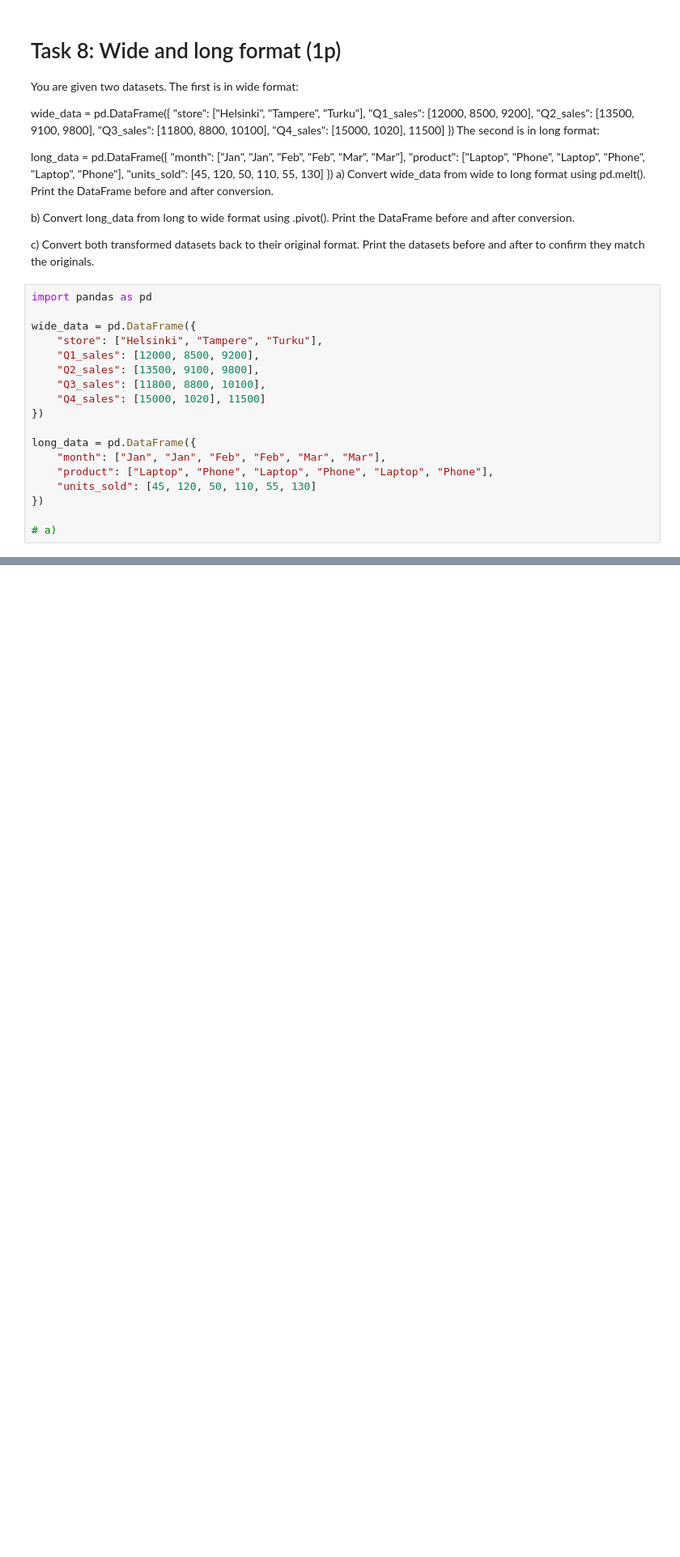
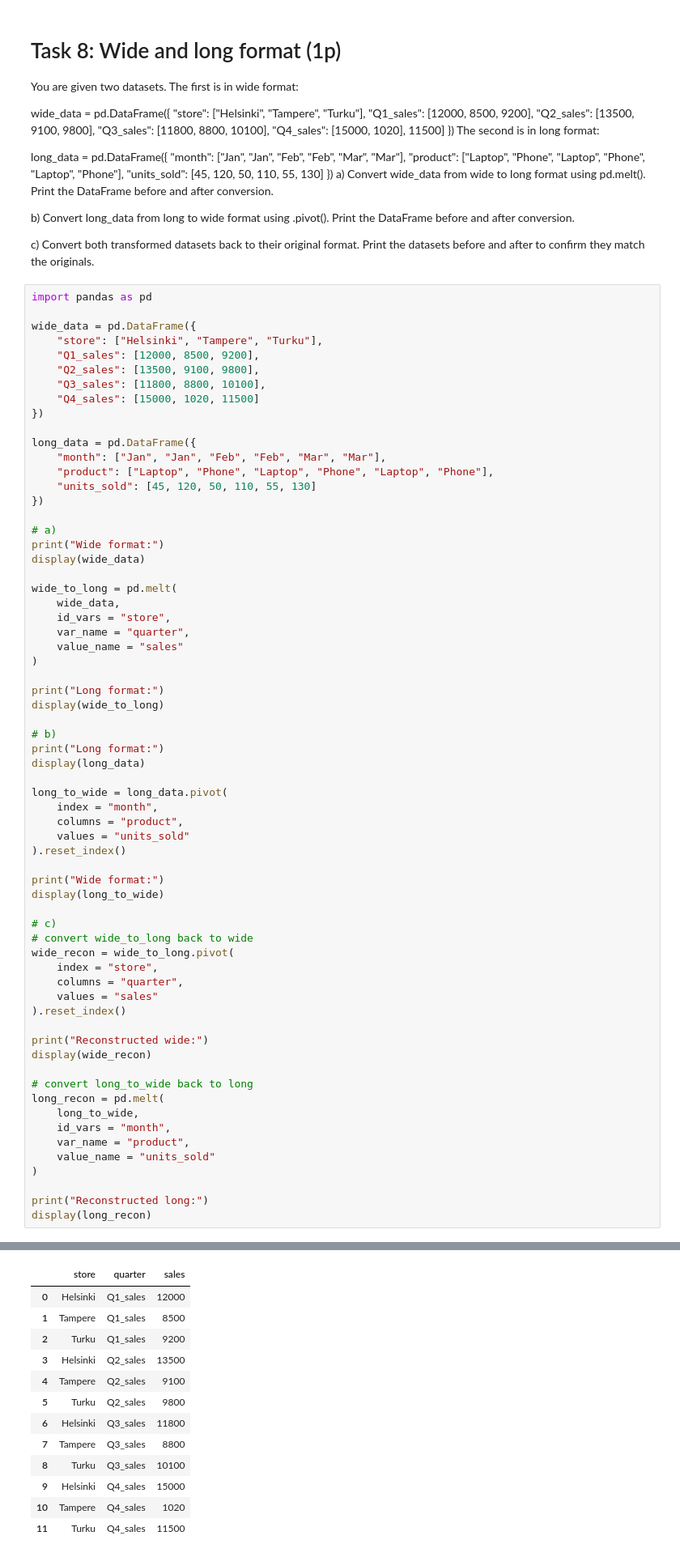
Before and after one commit to Josh-pk/pythonforbusiness26, a Jupyter notebook: assignments/assignment2/assignment2.ipynb, the cells around one changed output, grey strips where cells are left out. Shown at 81% size. Drawn from its saved outputs; the diff is of its cells as text; blank space fills up the shorter version.

```diff
--- a/assignments/assignment2.ipynb
+++ b/assignments/assignment2/assignment2.ipynb
@@ -557,7 +688,7 @@ wide_data = pd.DataFrame({
     "Q1_sales": [12000, 8500, 9200],
     "Q2_sales": [13500, 9100, 9800],
     "Q3_sales": [11800, 8800, 10100],
-    "Q4_sales": [15000, 1020], 11500]
+    "Q4_sales": [15000, 1020, 11500]
 })
 
 long_data = pd.DataFrame({
@@ -567,3 +698,51 @@ long_data = pd.DataFrame({
 })
 
 # a)
+print("Wide format:")
+display(wide_data)
+
+wide_to_long = pd.melt(
+    wide_data,
+    id_vars = "store",
+    var_name = "quarter",
+    value_name = "sales"
+)
+
+print("Long format:")
+display(wide_to_long)
+
+# b)
+print("Long format:")
+display(long_data)
+
+long_to_wide = long_data.pivot(
+    index = "month",
+    columns = "product",
+    values = "units_sold"
+).reset_index()
+
+print("Wide format:")
+display(long_to_wide)
+
+# c)
+# convert wide_to_long back to wide
+wide_recon = wide_to_long.pivot(
+    index = "store",
+    columns = "quarter",
+    values = "sales"
+).reset_index()
+
+print("Reconstructed wide:")
+display(wide_recon)
+
+# convert long_to_wide back to long
+long_recon = pd.melt(
+    long_to_wide,
+    id_vars = "month",
+    var_name = "product",
+    value_name = "units_sold"
+)
+
+print("Reconstructed long:")
+display(long_recon)
+# %% [output]
@@ -569,0 +755,13 @@ long_data = pd.DataFrame({
+|  | store | quarter | sales |
+| 0 | Helsinki | Q1_sales | 12000 |
+| 1 | Tampere | Q1_sales | 8500 |
+| 2 | Turku | Q1_sales | 9200 |
+| 3 | Helsinki | Q2_sales | 13500 |
+| 4 | Tampere | Q2_sales | 9100 |
+| 5 | Turku | Q2_sales | 9800 |
+| 6 | Helsinki | Q3_sales | 11800 |
+| 7 | Tampere | Q3_sales | 8800 |
+| 8 | Turku | Q3_sales | 10100 |
+| 9 | Helsinki | Q4_sales | 15000 |
+| 10 | Tampere | Q4_sales | 1020 |
+| 11 | Turku | Q4_sales | 11500 |
```
Also changed, not shown: parts of 9 cells of this notebook, 6 other files.
